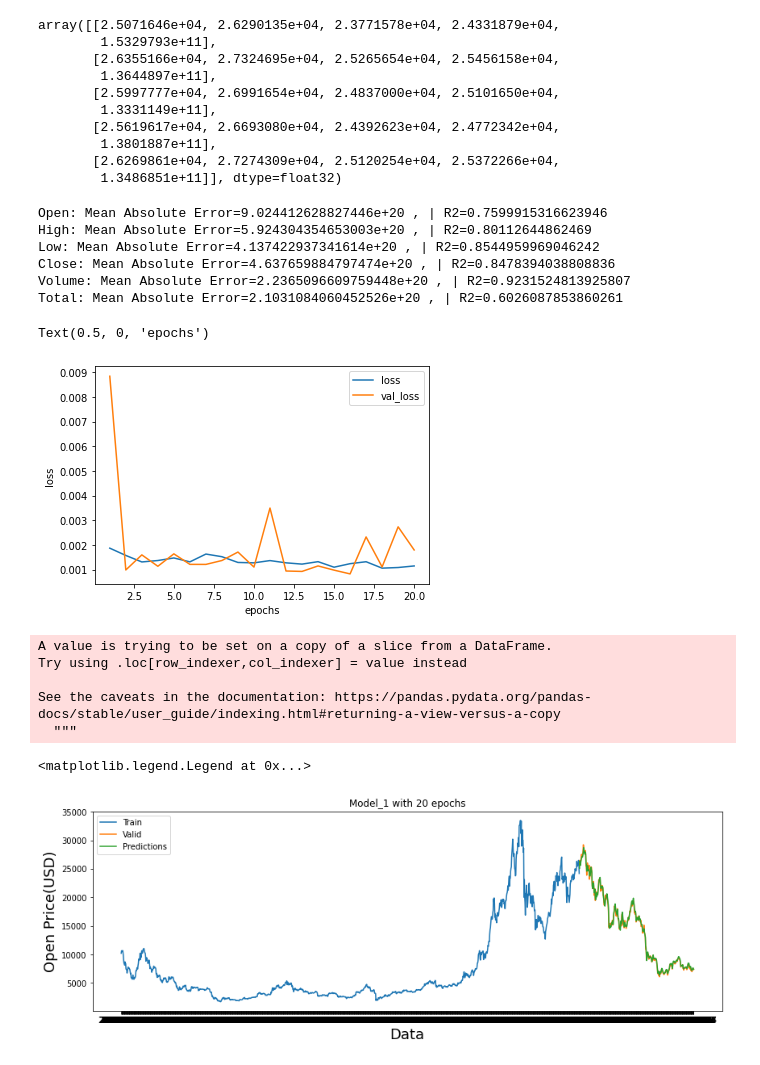
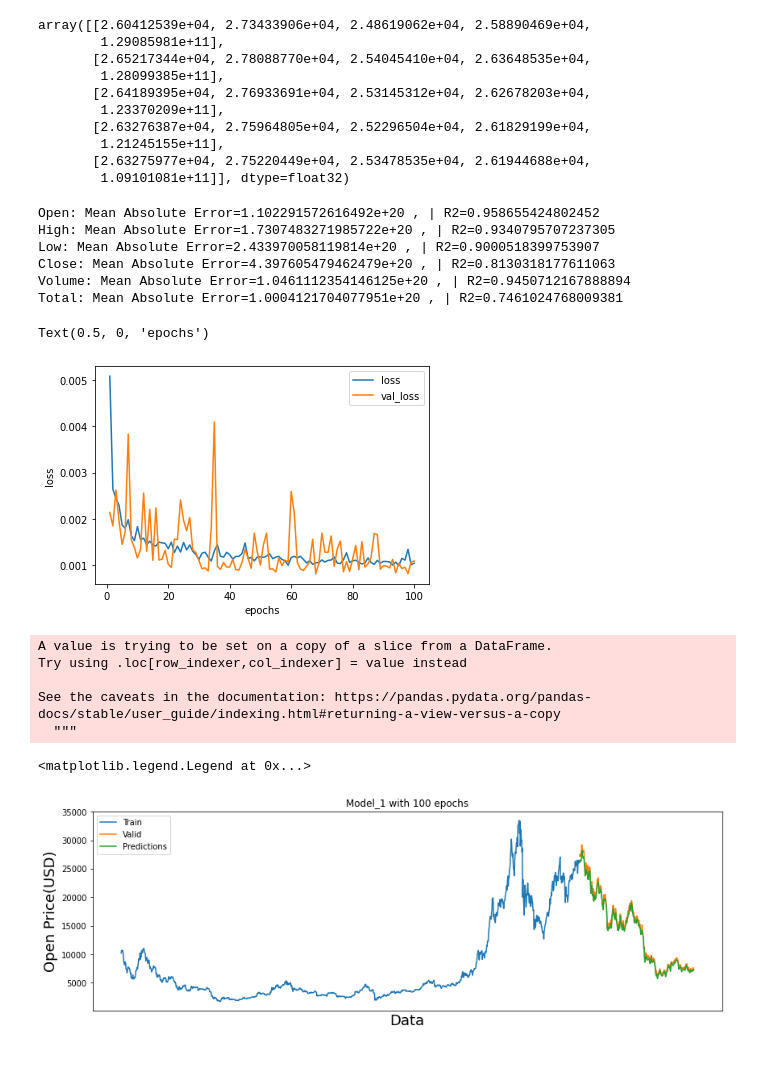
Before and after one commit to tablehan/deepLearningPractice, a Jupyter notebook: LSTMforCCI30_practice.ipynb, the cells around one changed output. Cells and saved outputs as stored; diff of their text form; code cells hidden in the pictures.

```diff
--- a/LSTMforCCI30_practice.ipynb
+++ b/LSTMforCCI30_practice.ipynb
@@ -32,0 +19,14 @@ df.tail()
+# %%
+# 從網路直接抓cci30過來測試建模
+df=pd.read_csv("https://cci30.com/ajax/getIndexHistory.php",index_col=0).iloc[::-1,:]
+print(df.shape)
+# 空值處理
+print(df.isnull().sum())
+print(df[df["Volume"].isnull()])
+# 取前後兩日差平均差補
+df.loc['2020-11-30','Volume']=(df.loc['2020-12-01','Volume']+df.loc['2020-11-29','Volume'])/2
+print(df.loc[['2020-11-29','2020-11-30','2020-12-01'],:])
+# 排除成交量為0者
+# exclude periods that valume=0
+df=df[df['Volume']>0]
+print(df.shape)
@@ -91,7 +89,7 @@ print(scaled_data)
 # %%
 # hyper param
-timeStep=60
-batch_size=1
-epochs=20
+timeStep=10
+batch_size=4
+epochs=100
 d=0.2
 # %%
@@ -118,11 +115,10 @@ X_test shape:(334, 60, 5) y_test_shape: (334, 5)
 # %%
 # Build LSTM model
 tf.random.set_seed(42)
-
 model_1 = Sequential()
-model_1.add(LSTM(128, return_sequences=True, input_shape=(timeStep, X_train.shape[-1])))
+model_1.add(LSTM(64, return_sequences=True, input_shape=(timeStep, X_train.shape[-1])))
 model_1.add(Dropout(d))
-model_1.add(LSTM(128, return_sequences=False))
+model_1.add(LSTM(64, return_sequences=False))
 model_1.add(Dropout(d))
 model_1.add(Dense(32))
 model_1.add(Dense(5))
@@ -188,16 +189,16 @@ predictions_1 = model_1.predict(X_test)
 predictions_1 = scaler.inverse_transform(predictions_1)
 predictions_1[:5,:]
 # %% [output]
-array([[2.5071646e+04, 2.6290135e+04, 2.3771578e+04, 2.4331879e+04,
-        1.5329793e+11],
-       [2.6355166e+04, 2.7324695e+04, 2.5265654e+04, 2.5456158e+04,
-        1.3644897e+11],
-       [2.5997777e+04, 2.6991654e+04, 2.4837000e+04, 2.5101650e+04,
-        1.3331149e+11],
-       [2.5619617e+04, 2.6693080e+04, 2.4392623e+04, 2.4772342e+04,
-        1.3801887e+11],
-       [2.6269861e+04, 2.7274309e+04, 2.5120254e+04, 2.5372266e+04,
-        1.3486851e+11]], dtype=float32)
+array([[2.60412539e+04, 2.73433906e+04, 2.48619062e+04, 2.58890469e+04,
+        1.29085981e+11],
+       [2.65217344e+04, 2.78088770e+04, 2.54045410e+04, 2.63648535e+04,
+        1.28099385e+11],
+       [2.64189395e+04, 2.76933691e+04, 2.53145312e+04, 2.62678203e+04,
+        1.23370209e+11],
+       [2.63276387e+04, 2.75964805e+04, 2.52296504e+04, 2.61829199e+04,
+        1.21245155e+11],
+       [2.63275977e+04, 2.75220449e+04, 2.53478535e+04, 2.61944688e+04,
+        1.09101081e+11]], dtype=float32)
 # %%
 #plotting param
 dic={0:"Open",1:"High",2:"Low",3:"Close",4:"Volume"}
@@ -214,12 +215,12 @@ MAE=mean_squared_error(predictions_1, y_inver)
 R2=r2_score(predictions_1, y_inver)
 print(f'Total: Mean Absolute Error={MAE} , | R2={R2}')
 # %% [output]
-Open: Mean Absolute Error=9.024412628827446e+20 , | R2=0.7599915316623946
-High: Mean Absolute Error=5.924304354653003e+20 , | R2=0.80112644862469
-Low: Mean Absolute Error=4.137422937341614e+20 , | R2=0.8544959969046242
-Close: Mean Absolute Error=4.637659884797474e+20 , | R2=0.8478394038808836
-Volume: Mean Absolute Error=2.2365096609759448e+20 , | R2=0.9231524813925807
-Total: Mean Absolute Error=2.1031084060452526e+20 , | R2=0.6026087853860261
+Open: Mean Absolute Error=1.102291572616492e+20 , | R2=0.958655424802452
+High: Mean Absolute Error=1.7307483271985722e+20 , | R2=0.9340795707237305
+Low: Mean Absolute Error=2.433970058119814e+20 , | R2=0.9000518399753907
+Close: Mean Absolute Error=4.397605479462479e+20 , | R2=0.8130318177611063
+Volume: Mean Absolute Error=1.0461112354146125e+20 , | R2=0.9450712167888894
+Total: Mean Absolute Error=1.0004121704077951e+20 , | R2=0.7461024768009381
 # %%
 # Let's plot the history of model_1 and see what's going on
 historyForPlot = pd.DataFrame(history.history)
@@ -229,6 +230,6 @@ plt.ylabel("loss")
 plt.xlabel("epochs")
 # %% [output]
 Text(0.5, 0, 'epochs')
-[figure, old version]
+[figure, new version]
 # %%
 # reference
@@ -236,26 +237,27 @@ Text(0.5, 0, 'epochs')
 # %%
 # Plot the data
 train = df.iloc[:training_data_len]
 # data for model_1
 valid_1 = df.iloc[training_data_len:,:]
 valid_1['Predictions'] = predictions_1[:,nums]
 
 plt.figure(figsize=(14, 10))
 plt.subplot(2, 1, 1)
 plt.title(f'Model_1 with {epochs} epochs')
+plt.xticks([])
 plt.xlabel('Data', fontsize=18)
 plt.ylabel(f'{dic[nums] if nums==4 else dic[nums]+" Price(USD)"}', fontsize=18)
 plt.plot(train[dic[nums]])
 plt.plot(valid_1[[dic[nums],"Predictions"]])
 plt.legend(['Train', 'Valid', 'Predictions'], loc='upper left')
 # %% [output]
 A value is trying to be set on a copy of a slice from a DataFrame.
 Try using .loc[row_indexer,col_indexer] = value instead
 
 See the caveats in the documentation: https://pandas.pydata.org/pandas-docs/stable/user_guide/indexing.html#returning-a-view-versus-a-copy
   """
 <matplotlib.legend.Legend at 0x...>
-[figure, old version]
+[figure, new version]
 # %%
 plt.figure(figsize=(24, 20))
 plt.subplot(2, 1, 1)
```
Also changed, not shown: parts of 16 cells of this notebook.
